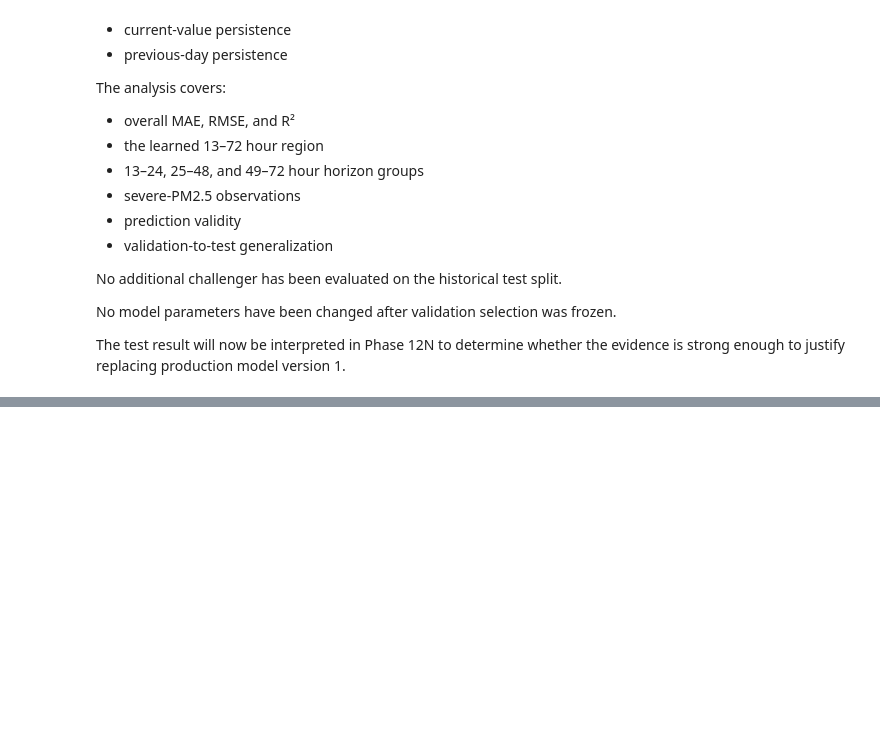
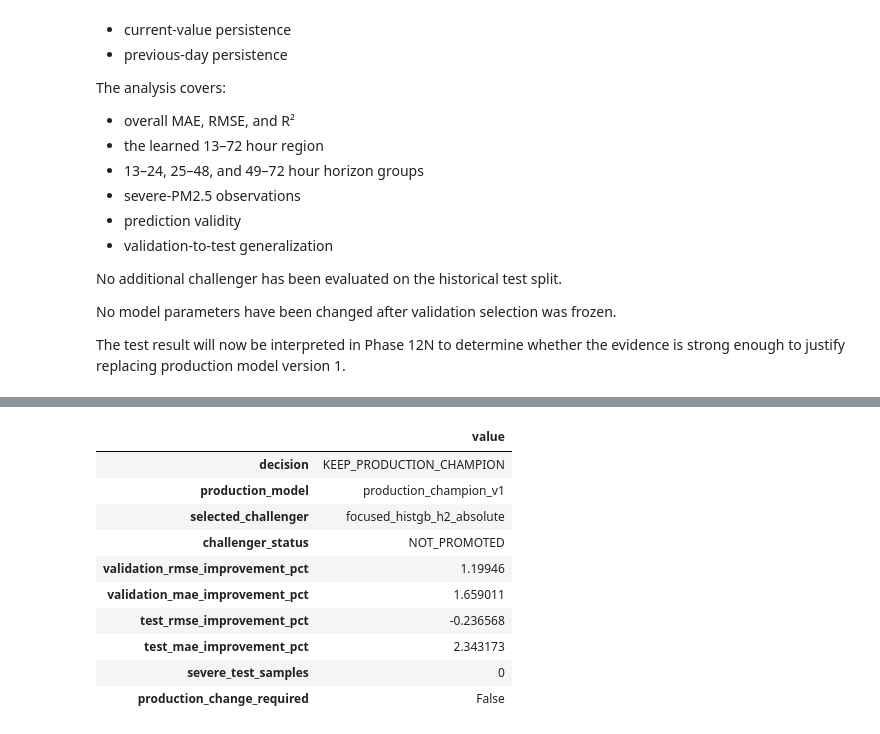
Before and after one commit to riyanj220/pearls-aqi-predictor, a Jupyter notebook: notebooks/12_model_challenger_benchmark.ipynb, the cells around one changed output, grey strips where cells are left out. Cells and saved outputs as stored; diff of their text form; code cells hidden in the pictures; blank space fills up the shorter version.

```diff
--- a/notebooks/12_model_challenger_benchmark.ipynb
+++ b/notebooks/12_model_challenger_benchmark.ipynb
@@ -10884,0 +10923,51 @@ evidence is strong enough to justify replacing production model version 1.
+# %%
+FINAL_MODEL_DECISION = {
+    "decision": "KEEP_PRODUCTION_CHAMPION",
+    "production_model": (
+        "production_champion_v1"
+    ),
+    "selected_challenger": (
+        SELECTED_CHALLENGER_KEY
+    ),
+    "challenger_status": (
+        "NOT_PROMOTED"
+    ),
+    "validation_rmse_improvement_pct": (
+        best_histgb_rmse_improvement
+    ),
+    "validation_mae_improvement_pct": (
+        best_histgb_mae_improvement
+    ),
+    "test_rmse_improvement_pct": (
+        selected_test_rmse_improvement
+    ),
+    "test_mae_improvement_pct": (
+        selected_test_mae_improvement
+    ),
+    "severe_test_samples": int(
+        selected_test_result[
+            "severe_pm25"
+        ]["sample_count"]
+    ),
+    "production_change_required": False,
+}
+
+
+display(
+    pd.Series(
+        FINAL_MODEL_DECISION,
+        name="value",
+    ).to_frame()
+)
+# %% [output]
+|  | value |
+| decision | KEEP_PRODUCTION_CHAMPION |
+| production_model | production_champion_v1 |
+| selected_challenger | focused_histgb_h2_absolute |
+| challenger_status | NOT_PROMOTED |
+| validation_rmse_improvement_pct | 1.19946 |
+| validation_mae_improvement_pct | 1.659011 |
+| test_rmse_improvement_pct | -0.236568 |
+| test_mae_improvement_pct | 2.343173 |
+| severe_test_samples | 0 |
+| production_change_required | False |
```
Also changed, not shown: parts of 5 cells of this notebook.
